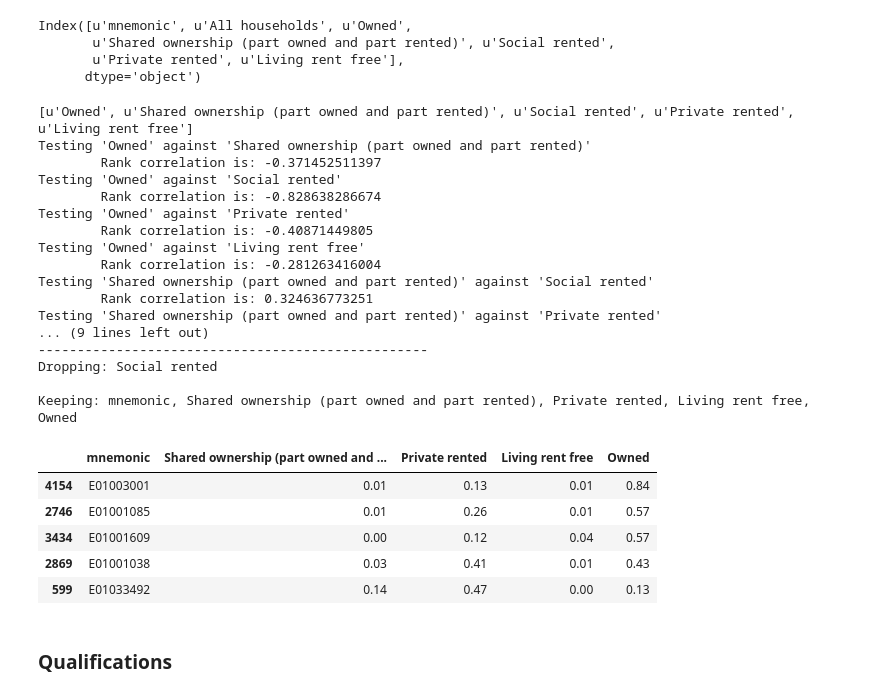
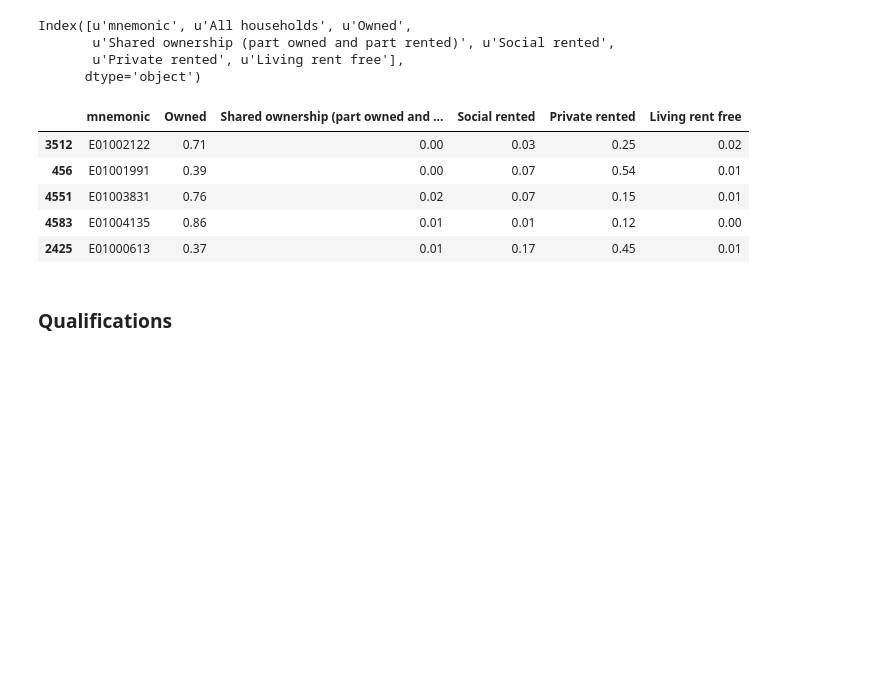
Before and after one commit to kingsgeocomp/applied_gsa, a Jupyter notebook: Week 3-Clustering & Geodemographics.ipynb, the cells around one changed output. Saved outputs shown, nothing was run; the diff lists cells and outputs as text; code cells hidden in the pictures; blank space fills up the shorter version.

Commit message:
Revamping to use correlation matrix. Much cleaner and simpler.

```diff
--- a/Week 3-Clustering & Geodemographics.ipynb
+++ b/Week 3-Clustering & Geodemographics.ipynb
@@ -247,6 +247,3 @@ for c in selection:
     if nm == 'e':
         nm = 'Caravan'
     d_pct[nm] = pd.Series(d[t][c].astype(float)/d[t]['Total Properties'].astype(float))
-# %%
-d[t + 'pct'] = d_pct
-d_pct.describe()
@@ -311,2 +250,3 @@ sns.pairplot(d_pct.ix[:,to_keep])
 # %%
-d[t + '_pct'] = d_pct.ix[:, to_keep]
+d[t + '_pct'] = d_pct
+d[t + '_pct'].sample(5)
@@ -421,3 +310,0 @@ Keeping: mnemonic, Age 45 to 64, Age 15 to 24, Age 5 to 14, Age 0 to 4
-# %%
-d[t + '_pct'] = d_pct.ix[:, to_keep]
-d[t+'_pct'].sample(5)
@@ -720,78 +464,32 @@ Index([u'mnemonic', u'All households', u'Owned',
       dtype='object')
 # %%
 # Select the columns we're interested in analysing
-selection = [u'Owned', u'Shared ownership (part owned and part rented)', u'Social rented',
-       u'Private rented', u'Living rent free']
-print(selection)
+selection = [u'Owned', u'Shared ownership (part owned and part rented)',
+             u'Social rented', u'Private rented', u'Living rent free']
 
 # Create a new data frame to
 # hold the percentage values
 # and initialise it with only
 # the 'mnemonic' (i.e. GeoCode)
 d_pct = pd.concat(
     [d[t]['mnemonic']],
     axis=1,
     keys=['mnemonic'])
 
 # For each of the columns remaining
 # in the select
 for c in selection:
     d_pct[c] = pd.Series(d[t][c].astype(float)/d[t]['All households'].astype(float))
 
-d[t + 'pct'] = d_pct
-d_pct.describe()
-
-from math import fabs
-from itertools import combinations
-
-# We will take a naive approach and
-# just remove the *second* term of
-# any pair with a correlation
-# greater than 0.3 without seeing if
-# it's the first that is the problem.
-to_rm = []
-
-for p in combinations(d_pct.columns[1:], 2):
-    print("Testing '" + p[0] + "' against '" + p[1] + "'")
-    corr = d_pct[p[0]].corr(d_pct[p[1]], method='spearman')
-    print("\tRank correlation is: " + str(corr))
-    if fabs(corr) > 0.50 and p[0] not in to_rm:
-        to_rm.append(p[1])
-
-print("-" * 50)
-print("Dropping: " + ", ".join(set(to_rm)))
-
-print(" ")
-
-to_keep = set(d_pct.columns).difference(set(to_rm))
-print("Keeping: " + ", ".join(to_keep))
-
-d[t + '_pct'] = d_pct.ix[:, to_keep]
-d[t+'_pct'].sample(5)
+d[t + '_pct'] = d_pct
+d[t + '_pct'].sample(5)
 # %% [output]
-[u'Owned', u'Shared ownership (part owned and part rented)', u'Social rented', u'Private rented', u'Living rent free']
-Testing 'Owned' against 'Shared ownership (part owned and part rented)'
-        Rank correlation is: -0.371452511397
-Testing 'Owned' against 'Social rented'
-        Rank correlation is: -0.828638286674
-Testing 'Owned' against 'Private rented'
-        Rank correlation is: -0.40871449805
-Testing 'Owned' against 'Living rent free'
-        Rank correlation is: -0.281263416004
-Testing 'Shared ownership (part owned and part rented)' against 'Social rented'
-        Rank correlation is: 0.324636773251
-Testing 'Shared ownership (part owned and part rented)' against 'Private rented'
-... (9 lines left out)
---------------------------------------------------
-Dropping: Social rented
-
-Keeping: mnemonic, Shared ownership (part owned and part rented), Private rented, Living rent free, Owned
-|  | mnemonic | Shared ownership (part owned and ... | Private rented | Living rent free | Owned |
-| 4154 | E01003001 | 0.01 | 0.13 | 0.01 | 0.84 |
-| 2746 | E01001085 | 0.01 | 0.26 | 0.01 | 0.57 |
-| 3434 | E01001609 | 0.00 | 0.12 | 0.04 | 0.57 |
-| 2869 | E01001038 | 0.03 | 0.41 | 0.01 | 0.43 |
-| 599 | E01033492 | 0.14 | 0.47 | 0.00 | 0.13 |
+|  | mnemonic | Owned | Shared ownership (part owned and ... | Social rented | Private rented | Living rent free |
+| 3512 | E01002122 | 0.71 | 0.00 | 0.03 | 0.25 | 0.02 |
+| 456 | E01001991 | 0.39 | 0.00 | 0.07 | 0.54 | 0.01 |
+| 4551 | E01003831 | 0.76 | 0.02 | 0.07 | 0.15 | 0.01 |
+| 4583 | E01004135 | 0.86 | 0.01 | 0.01 | 0.12 | 0.00 |
+| 2425 | E01000613 | 0.37 | 0.01 | 0.17 | 0.45 | 0.01 |
 # %% [markdown]
 ### Qualifications
 # %%
```
Also changed, not shown: parts of 62 cells of this notebook.
